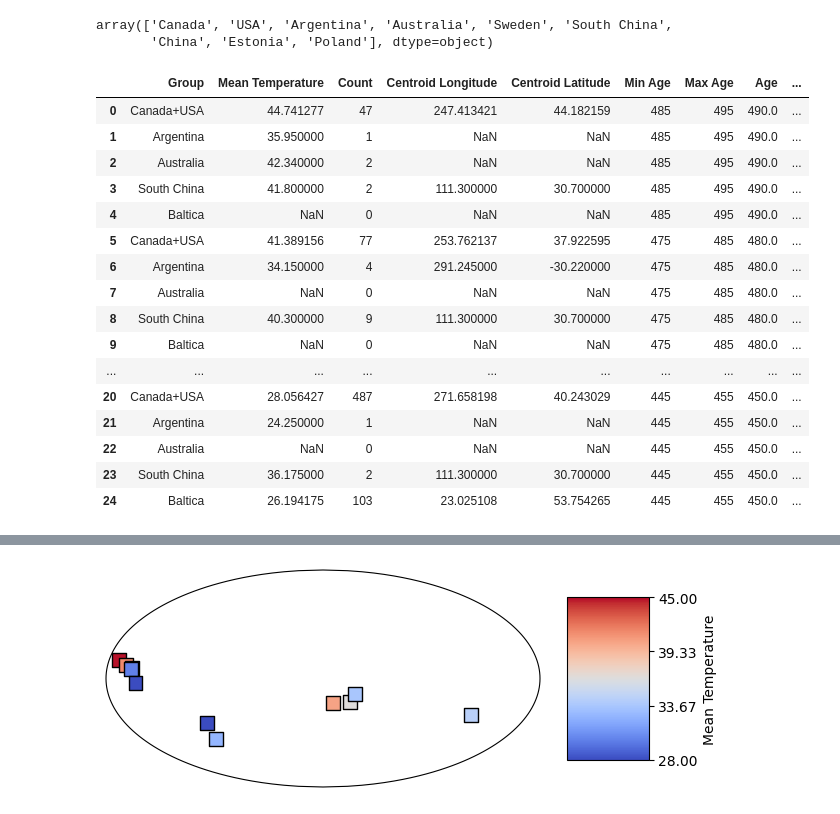
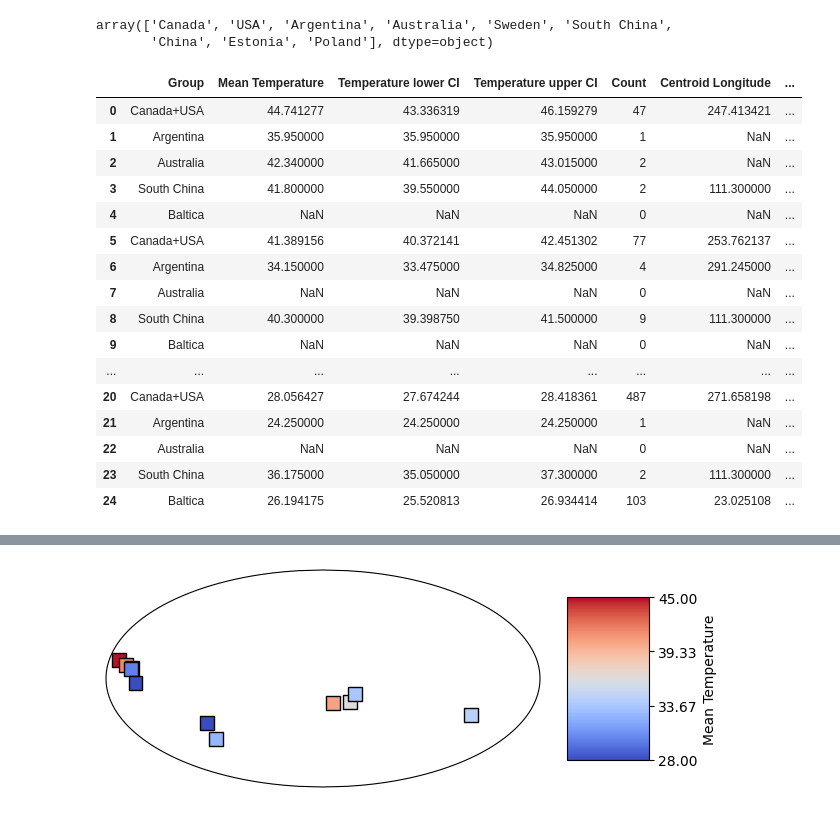
Before and after one commit to Swanson-Hysell-Group/2025_Ordovician_review, a Jupyter notebook: code/paleogeography_arcs_suture_temperatures.ipynb, the cells around one changed output, grey strips where cells are left out. Cells and saved outputs as stored; diff of their text form; code cells hidden in the pictures.

```diff
--- a/code/paleogeography_arcs_suture_temperatures.ipynb
+++ b/code/paleogeography_arcs_suture_temperatures.ipynb
@@ -263,9 +263,26 @@ country_groups = {
     'Baltica': ['Sweden', 'Estonia', 'Poland']
 }
 
+# Bootstrap function to calculate confidence intervals
+def bootstrap_mean_confidence_interval(data, n_bootstrap=1000, ci_percentiles=(2.5, 97.5)):
+    # Generate bootstrap samples
+    bootstrap_means = np.empty(n_bootstrap)
+    for i in range(n_bootstrap):
+        bootstrap_sample = np.random.choice(data, size=len(data), replace=True)
+        bootstrap_means[i] = np.mean(bootstrap_sample)
+
+    # Calculate the confidence interval percentiles
+    lower_bound = np.percentile(bootstrap_means, ci_percentiles[0])
+    upper_bound = np.percentile(bootstrap_means, ci_percentiles[1])
+
+    # Return mean, lower and upper bounds of confidence interval
+    return np.mean(data), lower_bound, upper_bound
+
 # Initialize lists to store the data
 all_groups = []
 all_mean_values = []
+all_lower_ci = []
+all_upper_ci = []
 all_counts = []
 all_centroid_lons = []
 all_centroid_lats = []
@@ -282,7 +299,7 @@ for age_range_max, age_range_min in age_ranges:
     # Calculate the mean, count, and centroids for each group
     for group, countries in country_groups.items():
         filtered_df = current_df[current_df['country'].isin(countries)]
-        mean_value = filtered_df['T_le'].mean()
+        mean_value, lower_ci, upper_ci = bootstrap_mean_confidence_interval(filtered_df['T_le'].values)
         count = filtered_df.shape[0]
 
         if count > 2 and filtered_df['long'].isna().any() == False:
@@ -294,50 +311,54 @@ for age_range_max, age_range_min in age_ranges:
         elif group == 'South China':
             all_centroid_lons.append(111.3)
             all_centroid_lats.append(30.7)
         else:
             all_centroid_lons.append(np.nan)
             all_centroid_lats.append(np.nan)
 
         all_groups.append(group)
         all_mean_values.append(mean_value)
+        all_lower_ci.append(lower_ci)
+        all_upper_ci.append(upper_ci)
         all_counts.append(count)
         all_min_ages.append(age_range_min)
         all_max_ages.append(age_range_max)
         all_ages.append((age_range_max+age_range_min)/2)
         all_age_ranges.append(f"{age_range_min}-{age_range_max}")
 
 # Create a DataFrame with the results
 results_df = pd.DataFrame({
     'Group': all_groups,
     'Mean Temperature': all_mean_values,
+    'Temperature lower CI': all_lower_ci,
+    'Temperature upper CI': all_upper_ci,
     'Count': all_counts,
     'Centroid Longitude': all_centroid_lons,
     'Centroid Latitude': all_centroid_lats,
     'Min Age': all_min_ages,
     'Max Age': all_max_ages,
     'Age': all_ages,
     'Age Range': all_age_ranges
 })
 
 results_df
 # %% [output]
-|  | Group | Mean Temperature | Count | Centroid Longitude | Centroid Latitude | Min Age | Max Age | Age | ... |
-| 0 | Canada+USA | 44.741277 | 47 | 247.413421 | 44.182159 | 485 | 495 | 490.0 | ... |
-| 1 | Argentina | 35.950000 | 1 | NaN | NaN | 485 | 495 | 490.0 | ... |
-| 2 | Australia | 42.340000 | 2 | NaN | NaN | 485 | 495 | 490.0 | ... |
-| 3 | South China | 41.800000 | 2 | 111.300000 | 30.700000 | 485 | 495 | 490.0 | ... |
-| 4 | Baltica | NaN | 0 | NaN | NaN | 485 | 495 | 490.0 | ... |
-| 5 | Canada+USA | 41.389156 | 77 | 253.762137 | 37.922595 | 475 | 485 | 480.0 | ... |
-| 6 | Argentina | 34.150000 | 4 | 291.245000 | -30.220000 | 475 | 485 | 480.0 | ... |
-| 7 | Australia | NaN | 0 | NaN | NaN | 475 | 485 | 480.0 | ... |
-| 8 | South China | 40.300000 | 9 | 111.300000 | 30.700000 | 475 | 485 | 480.0 | ... |
-| 9 | Baltica | NaN | 0 | NaN | NaN | 475 | 485 | 480.0 | ... |
-| ... | ... | ... | ... | ... | ... | ... | ... | ... | ... |
-| 20 | Canada+USA | 28.056427 | 487 | 271.658198 | 40.243029 | 445 | 455 | 450.0 | ... |
-| 21 | Argentina | 24.250000 | 1 | NaN | NaN | 445 | 455 | 450.0 | ... |
-| 22 | Australia | NaN | 0 | NaN | NaN | 445 | 455 | 450.0 | ... |
-| 23 | South China | 36.175000 | 2 | 111.300000 | 30.700000 | 445 | 455 | 450.0 | ... |
-| 24 | Baltica | 26.194175 | 103 | 23.025108 | 53.754265 | 445 | 455 | 450.0 | ... |
+|  | Group | Mean Temperature | Temperature lower CI | Temperature upper CI | Count | Centroid Longitude | ... |
+| 0 | Canada+USA | 44.741277 | 43.336319 | 46.159279 | 47 | 247.413421 | ... |
+| 1 | Argentina | 35.950000 | 35.950000 | 35.950000 | 1 | NaN | ... |
+| 2 | Australia | 42.340000 | 41.665000 | 43.015000 | 2 | NaN | ... |
+| 3 | South China | 41.800000 | 39.550000 | 44.050000 | 2 | 111.300000 | ... |
+| 4 | Baltica | NaN | NaN | NaN | 0 | NaN | ... |
+| 5 | Canada+USA | 41.389156 | 40.372141 | 42.451302 | 77 | 253.762137 | ... |
+| 6 | Argentina | 34.150000 | 33.475000 | 34.825000 | 4 | 291.245000 | ... |
+| 7 | Australia | NaN | NaN | NaN | 0 | NaN | ... |
+| 8 | South China | 40.300000 | 39.398750 | 41.500000 | 9 | 111.300000 | ... |
+| 9 | Baltica | NaN | NaN | NaN | 0 | NaN | ... |
+| ... | ... | ... | ... | ... | ... | ... | ... |
+| 20 | Canada+USA | 28.056427 | 27.674244 | 28.418361 | 487 | 271.658198 | ... |
+| 21 | Argentina | 24.250000 | 24.250000 | 24.250000 | 1 | NaN | ... |
+| 22 | Australia | NaN | NaN | NaN | 0 | NaN | ... |
+| 23 | South China | 36.175000 | 35.050000 | 37.300000 | 2 | 111.300000 | ... |
+| 24 | Baltica | 26.194175 | 25.520813 | 26.934414 | 103 | 23.025108 | ... |
 # %%
 temp_results = results_df[(results_df['Centroid Latitude'].notna()) & (results_df['Mean Temperature'].notna()) & (results_df['Count'] > 4)]
 temp_results
```
Also changed, not shown: parts of 7 cells of this notebook, 1 other file.
